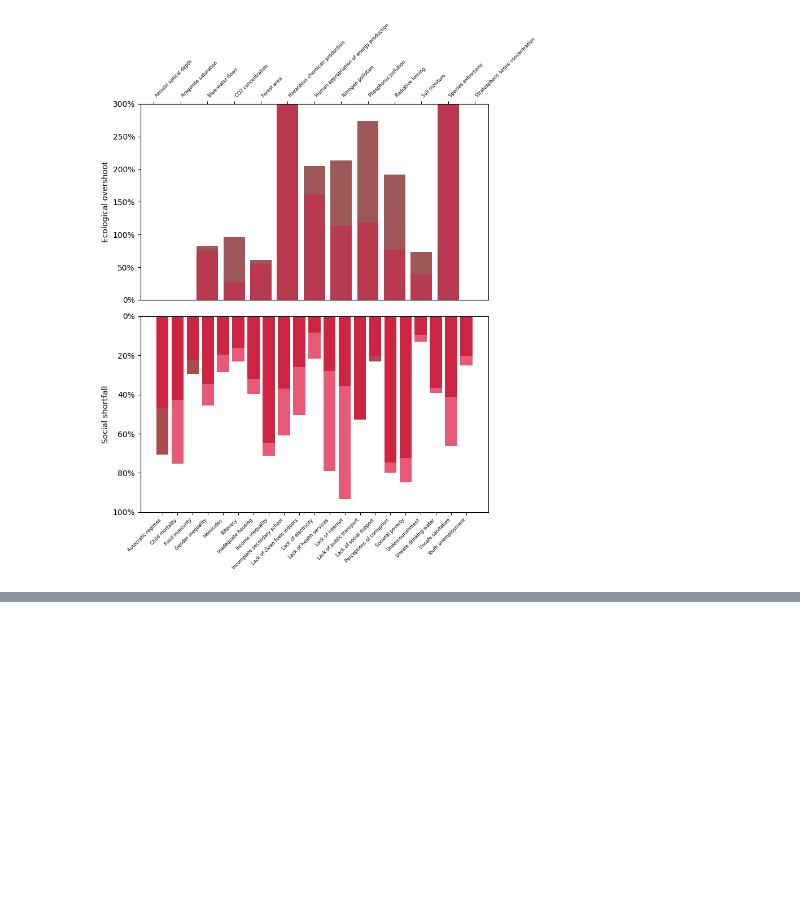
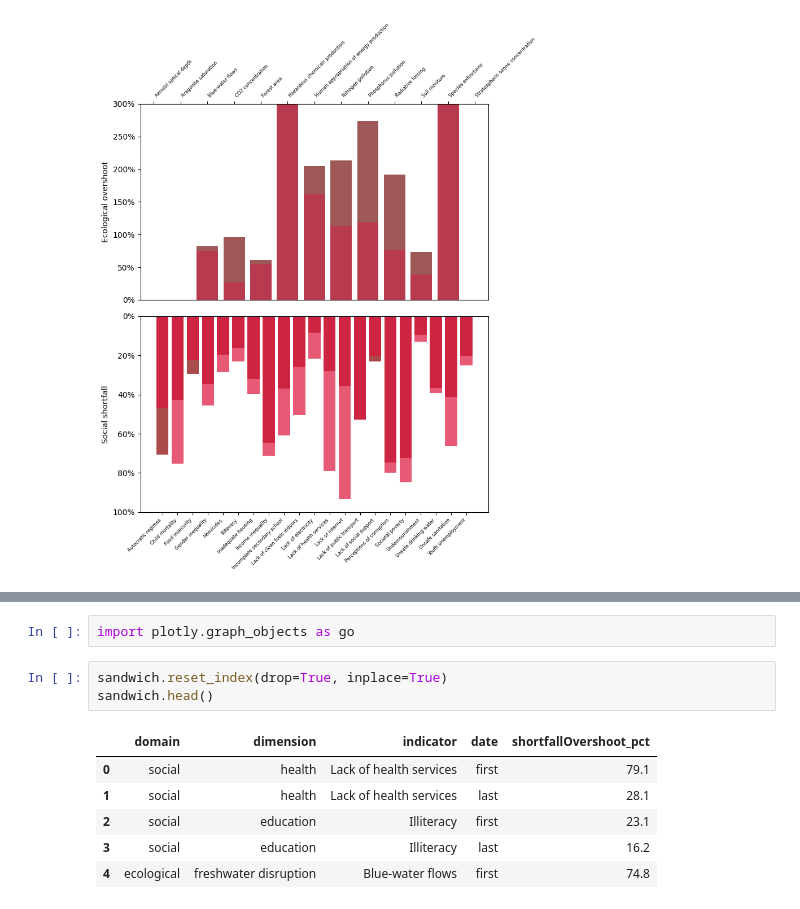
Before and after one commit to romgzn/Data_Analysis_Machine_Learning_Assignments, a Jupyter notebook: first_assignment/Sandwich.ipynb, the cells around one changed output, grey strips where cells are left out. Drawn from its saved outputs; the diff is of its cells as text; blank space fills up the shorter version.

```diff
--- a/first_assignment/Sandwich.ipynb
+++ b/first_assignment/Sandwich.ipynb
@@ -156,0 +164,12 @@ plt.show()
+# %%
+import plotly.graph_objects as go
+# %%
+sandwich.reset_index(drop=True, inplace=True)
+sandwich.head()
+# %% [output]
+|  | domain | dimension | indicator | date | shortfallOvershoot_pct |
+| 0 | social | health | Lack of health services | first | 79.1 |
+| 1 | social | health | Lack of health services | last | 28.1 |
+| 2 | social | education | Illiteracy | first | 23.1 |
+| 3 | social | education | Illiteracy | last | 16.2 |
+| 4 | ecological | freshwater disruption | Blue-water flows | first | 74.8 |
```
Also changed, not shown: parts of 10 cells of this notebook.
